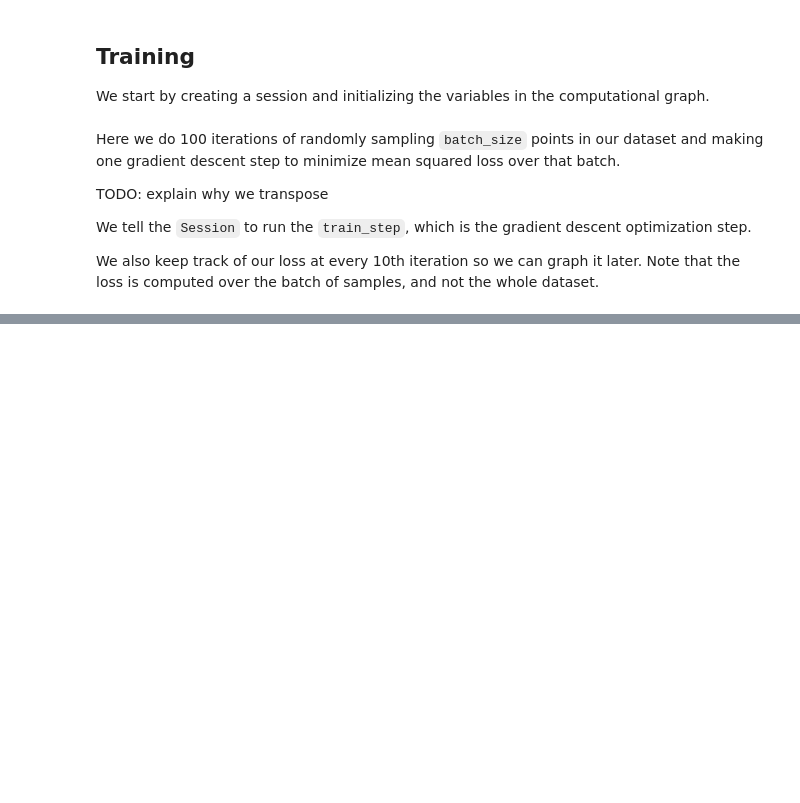
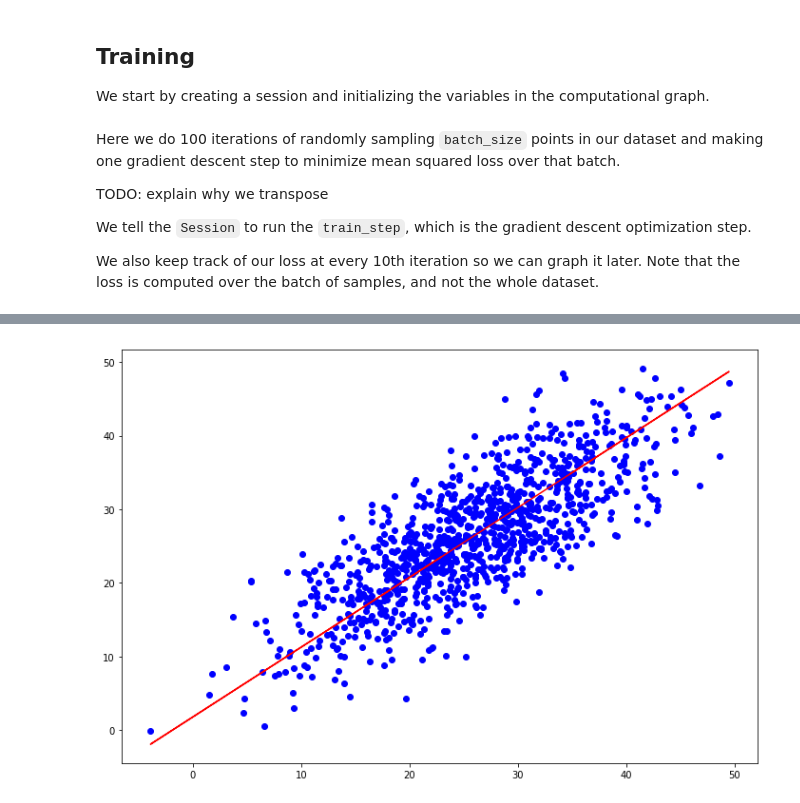
Before and after one commit to hugomailhot/neural-net-study-group, a Jupyter notebook: notebooks/linear_regression.ipynb, the cells around one changed output, grey strips where cells are left out. Saved outputs shown, nothing was run; the diff lists cells and outputs as text; code cells hidden in the pictures; blank space fills up the shorter version.

```diff
--- a/notebooks/linear_regression.ipynb
+++ b/notebooks/linear_regression.ipynb
@@ -117,0 +140,8 @@ plt.show()
+# %%
+predicted_y_values = [sess.run(a).item() * x + sess.run(b).item() for x in x_vals]
+
+plt.scatter(x_vals, y_vals, color='b')
+plt.plot(x_vals, predicted_y_values, color='r')
+plt.show()
+# %% [output]
+[figure, added]
```
Also changed, not shown: parts of 9 cells of this notebook.
